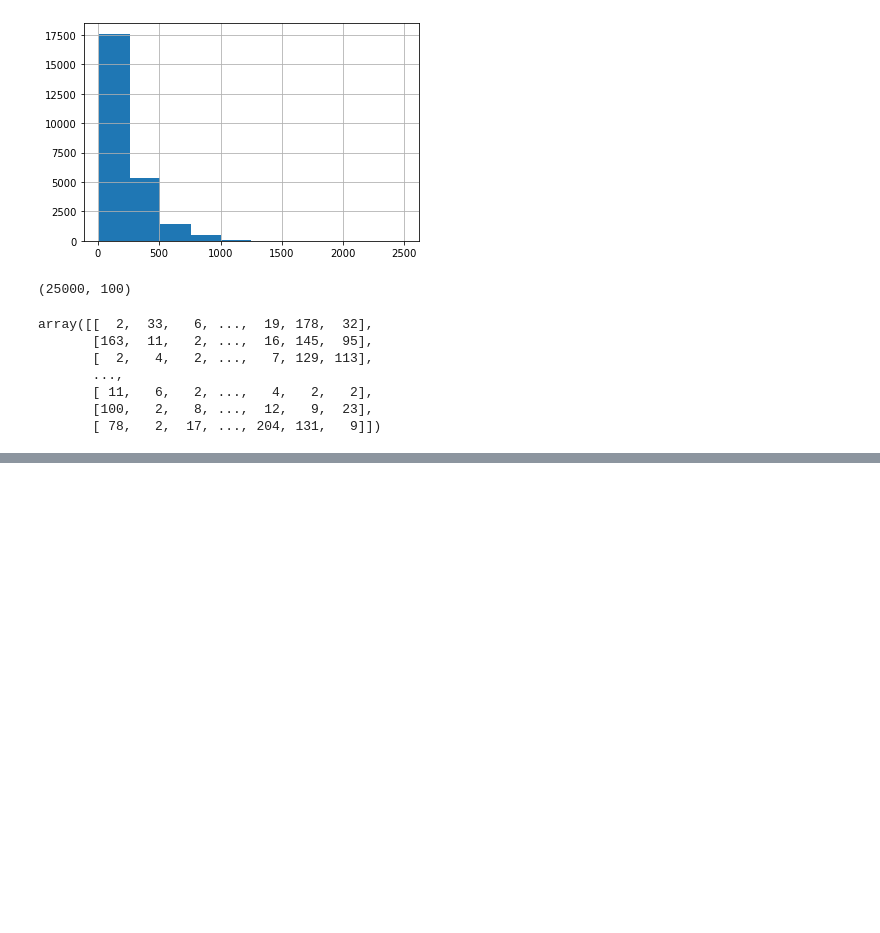
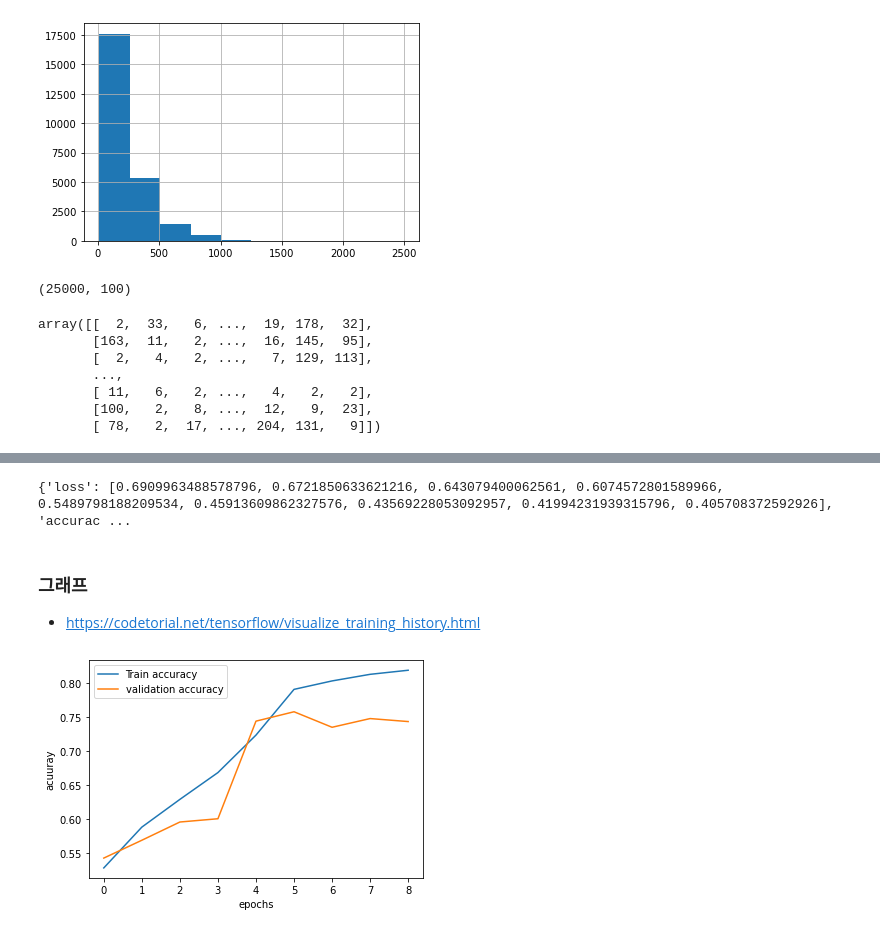
Before and after one commit to HoJin1014/KNU-BIGDATA-study, a Jupyter notebook: 2022.09.26/ex_nlp_keras.ipynb, the cells around one changed output, grey strips where cells are left out. Cells and saved outputs as stored; diff of their text form; code cells hidden in the pictures; blank space fills up the shorter version.

```diff
--- a/2022.09.26/ex_nlp_keras.ipynb
+++ b/2022.09.26/ex_nlp_keras.ipynb
@@ -244,4 +134,0 @@ earlyST=EarlyStopping(monitor='val_loss', patience=3)
-# %%
-model.fit(X_train, y_train, batch_size=32,
-          epochs = 100, validation_data = (X_val,y_val),
-          verbose = 1, callbacks=[earlyST])
@@ -257,0 +244,4 @@ Epoch 4/100
+# %%
+history = model.fit(X_train, y_train, batch_size=32,
+                    epochs = 50, validation_data = (X_val,y_val),
+                    verbose = 1, callbacks=[earlyST])
@@ -257,0 +267,16 @@ Epoch 4/100
+# %%
+print(history.history)
+# %% [output]
+{'loss': [0.6909963488578796, 0.6721850633621216, 0.643079400062561, 0.6074572801589966, 0.5489798188209534, 0.45913609862327576, 0.43569228053092957, 0.41994231939315796, 0.405708372592926], 'accurac ...
+# %% [markdown]
+### 그래프
+- https://codetorial.net/tensorflow/visualize_training_history.html
+# %%
+plt.plot(history.history['accuracy'], label='Train accuracy')
+plt.plot(history.history['val_accuracy'], label='validation accuracy')
+plt.legend(['Train accuracy', 'validation accuracy'])
+plt.xlabel('epochs')
+plt.ylabel('acuuray')
+plt.show()
+# %% [output]
+[figure, added]
```
Also changed, not shown: parts of 42 cells of this notebook.
